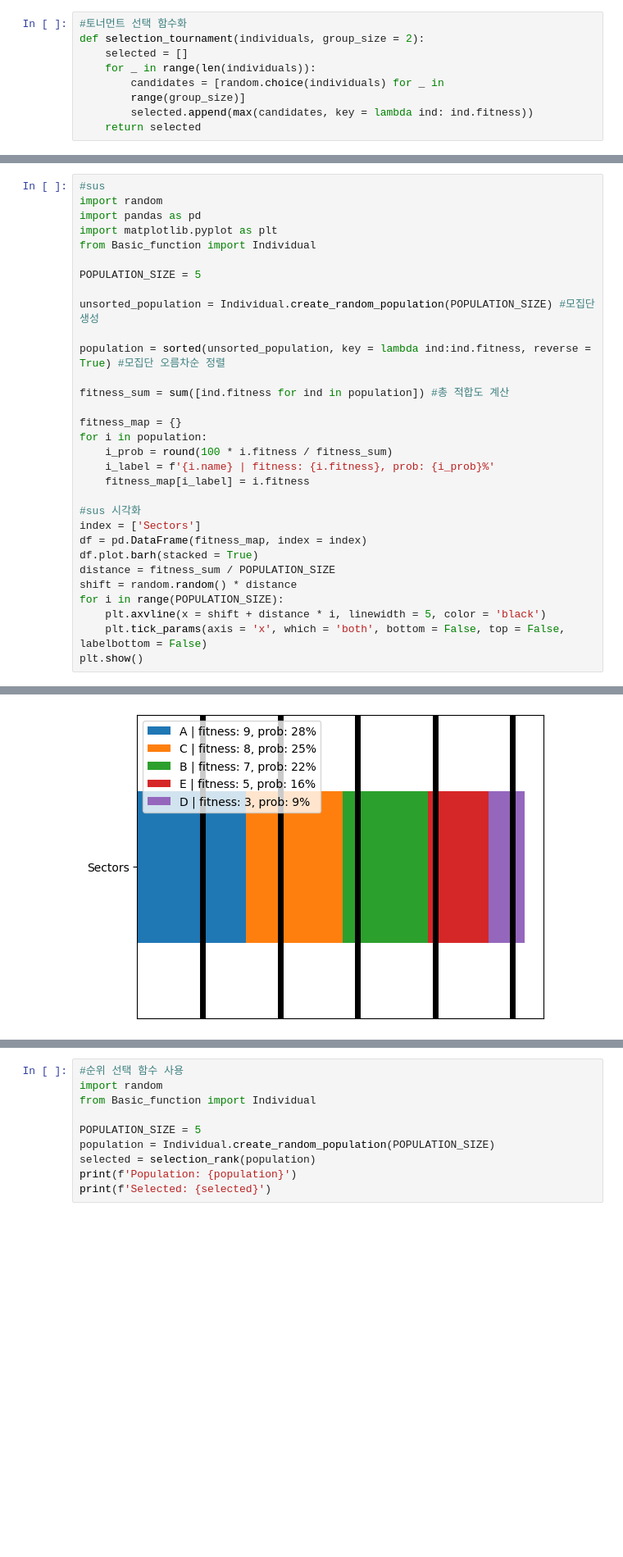
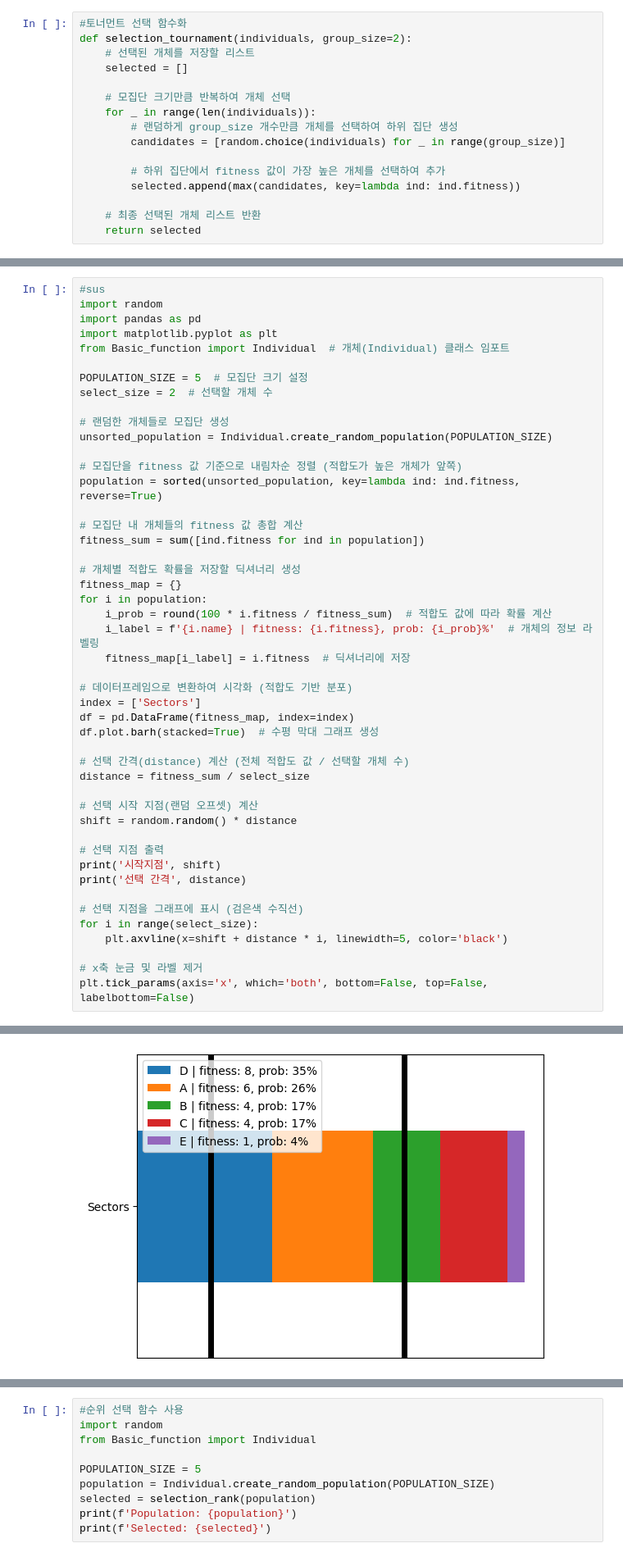
Before and after one commit to leeks9980/my_git, a Jupyter notebook: GA/GA_select_learning.ipynb, the cells around one changed output, grey strips where cells are left out. Shown at 82% size. Saved outputs shown, nothing was run; the diff lists cells and outputs as text; blank space fills up the shorter version.

```diff
--- a/GA/GA_select_learning.ipynb
+++ b/GA/GA_select_learning.ipynb
@@ -29,11 +39,18 @@ plot_individuals(best)
 # %%
 #토너먼트 선택 함수화
-def selection_tournament(individuals, group_size = 2):
+def selection_tournament(individuals, group_size=2):
+    # 선택된 개체를 저장할 리스트
     selected = []
+
+    # 모집단 크기만큼 반복하여 개체 선택
     for _ in range(len(individuals)):
-        candidates = [random.choice(individuals) for _ in
-        range(group_size)]
-        selected.append(max(candidates, key = lambda ind: ind.fitness))
+        # 랜덤하게 group_size 개수만큼 개체를 선택하여 하위 집단 생성
+        candidates = [random.choice(individuals) for _ in range(group_size)]
+
+        # 하위 집단에서 fitness 값이 가장 높은 개체를 선택하여 추가
+        selected.append(max(candidates, key=lambda ind: ind.fitness))
+
+    # 최종 선택된 개체 리스트 반환
     return selected
 # %%
 #토너먼트 선택 함수 실행
@@ -120,30 +163,46 @@ Selected: [[J: 10], [F: 10], [I: 8], [D: 3], [E: 4], [I: 8], [F: 10], [I: 8], [I
 import random
 import pandas as pd
 import matplotlib.pyplot as plt
-from Basic_function import Individual
+from Basic_function import Individual  # 개체(Individual) 클래스 임포트
 
-POPULATION_SIZE = 5
+POPULATION_SIZE = 5  # 모집단 크기 설정
+select_size = 2  # 선택할 개체 수
 
-unsorted_population = Individual.create_random_population(POPULATION_SIZE) #모집단 생성
+# 랜덤한 개체들로 모집단 생성
+unsorted_population = Individual.create_random_population(POPULATION_SIZE)
 
-population = sorted(unsorted_population, key = lambda ind:ind.fitness, reverse = True) #모집단 오름차순 정렬
+# 모집단을 fitness 값 기준으로 내림차순 정렬 (적합도가 높은 개체가 앞쪽)
+population = sorted(unsorted_population, key=lambda ind: ind.fitness, reverse=True)
 
-fitness_sum = sum([ind.fitness for ind in population]) #총 적합도 계산
+# 모집단 내 개체들의 fitness 값 총합 계산
+fitness_sum = sum([ind.fitness for ind in population])
 
+# 개체별 적합도 확률을 저장할 딕셔너리 생성
 fitness_map = {}
 for i in population:
-    i_prob = round(100 * i.fitness / fitness_sum)
-    i_label = f'{i.name} | fitness: {i.fitness}, prob: {i_prob}%'
-    fitness_map[i_label] = i.fitness
+    i_prob = round(100 * i.fitness / fitness_sum)  # 적합도 값에 따라 확률 계산
+    i_label = f'{i.name} | fitness: {i.fitness}, prob: {i_prob}%'  # 개체의 정보 라벨링
+    fitness_map[i_label] = i.fitness  # 딕셔너리에 저장
 
-#sus 시각화
+# 데이터프레임으로 변환하여 시각화 (적합도 기반 분포)
 index = ['Sectors']
-df = pd.DataFrame(fitness_map, index = index)
-df.plot.barh(stacked = True)
-distance = fitness_sum / POPULATION_SIZE
+df = pd.DataFrame(fitness_map, index=index)
+df.plot.barh(stacked=True)  # 수평 막대 그래프 생성
+
+# 선택 간격(distance) 계산 (전체 적합도 값 / 선택할 개체 수)
+distance = fitness_sum / select_size
+
+# 선택 시작 지점(랜덤 오프셋) 계산
 shift = random.random() * distance
-for i in range(POPULATION_SIZE):
-    plt.axvline(x = shift + distance * i, linewidth = 5, color = 'black')
-    plt.tick_params(axis = 'x', which = 'both', bottom = False, top = False, labelbottom = False)
-plt.show()
+
+# 선택 지점 출력
+print('시작지점', shift)
+print('선택 간격', distance)
+
+# 선택 지점을 그래프에 표시 (검은색 수직선)
+for i in range(select_size):
+    plt.axvline(x=shift + distance * i, linewidth=5, color='black')
+
+# x축 눈금 및 라벨 제거
+plt.tick_params(axis='x', which='both', bottom=False, top=False, labelbottom=False)
 # %% [output]
@@ -150,3 +211,3 @@ plt.show()
-[figure, old version]
+[figure, new version]
 # %%
 #sus 함수화
```
Also changed, not shown: parts of 14 cells of this notebook.
